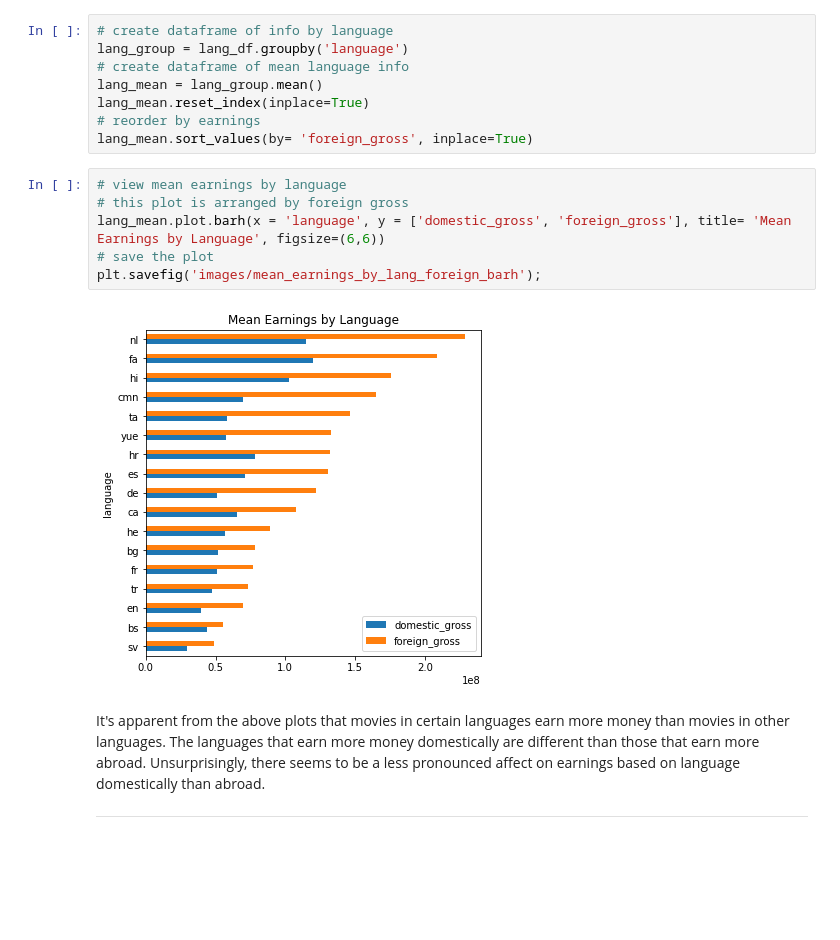
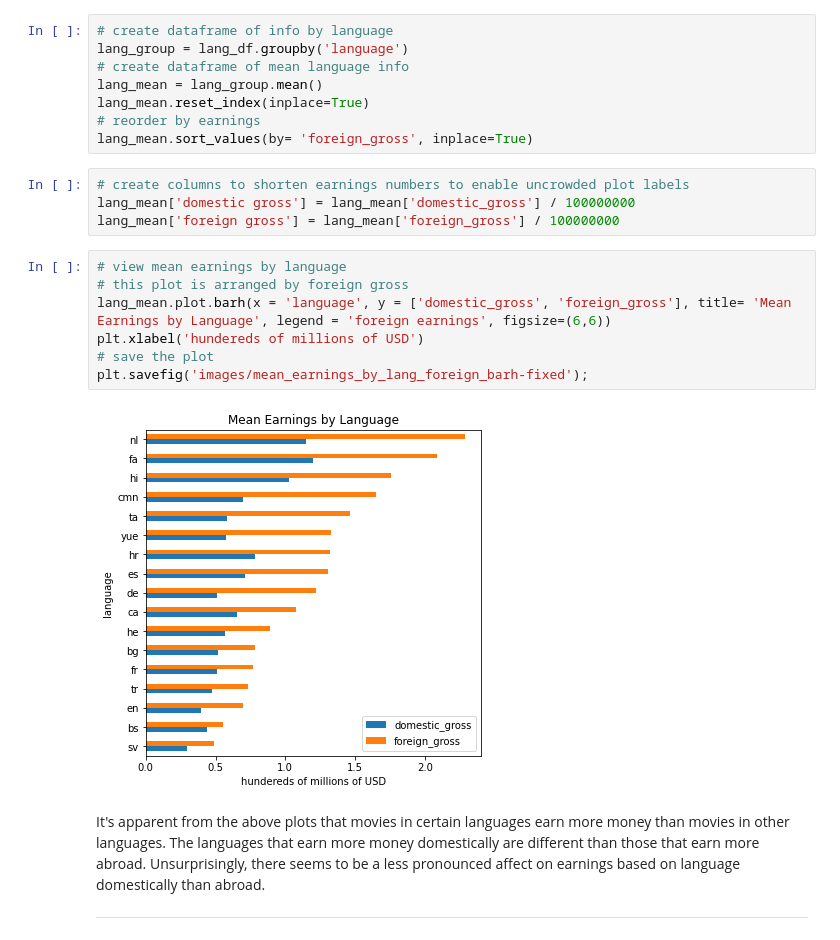
Before and after one commit to terminalcoder/Movie-Earnings-Analysis, a Jupyter notebook: Movie Earnings Analysis Notebook.ipynb, the cells around one changed output. Saved outputs shown, nothing was run; the diff lists cells and outputs as text; blank space fills up the shorter version.

Commit message:
fixed plots

```diff
--- a/Movie Earnings Analysis Notebook.ipynb
+++ b/Movie Earnings Analysis Notebook.ipynb
@@ -495,14 +495,19 @@ lang_mean = lang_group.mean()
 lang_mean.reset_index(inplace=True)
 # reorder by earnings
 lang_mean.sort_values(by= 'foreign_gross', inplace=True)
+# %%
+# create columns to shorten earnings numbers to enable uncrowded plot labels
+lang_mean['domestic gross'] = lang_mean['domestic_gross'] / 100000000
+lang_mean['foreign gross'] = lang_mean['foreign_gross'] / 100000000
 # %%
 # view mean earnings by language
 # this plot is arranged by foreign gross
-lang_mean.plot.barh(x = 'language', y = ['domestic_gross', 'foreign_gross'], title= 'Mean Earnings by Language', figsize=(6,6))
+lang_mean.plot.barh(x = 'language', y = ['domestic_gross', 'foreign_gross'], title= 'Mean Earnings by Language', legend = 'foreign earnings', figsize=(6,6))
+plt.xlabel('hundereds of millions of USD')
 # save the plot
-plt.savefig('images/mean_earnings_by_lang_foreign_barh');
+plt.savefig('images/mean_earnings_by_lang_foreign_barh-fixed');
 # %% [output]
-[figure, old version]
+[figure, new version]
 # %% [markdown]
 It's apparent from the above plots that movies in certain languages earn more money than movies in other languages. The languages that earn more money domestically are different than those that earn more abroad. Unsurprisingly, there seems to be a less pronounced affect on earnings based on language domestically than abroad.
 ***
```
Also changed, not shown: parts of 4 cells of this notebook, 2 other files.
